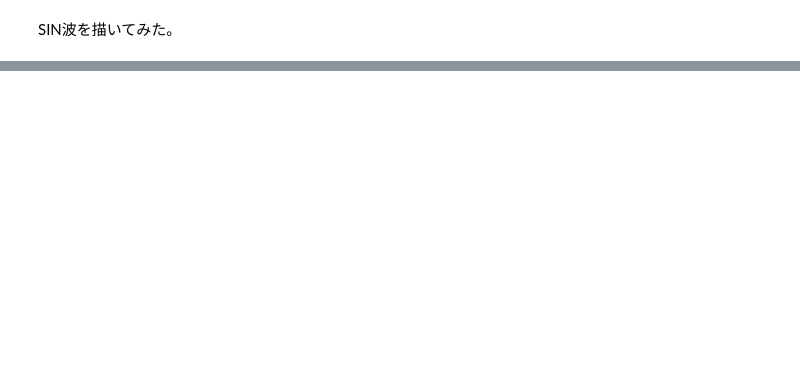
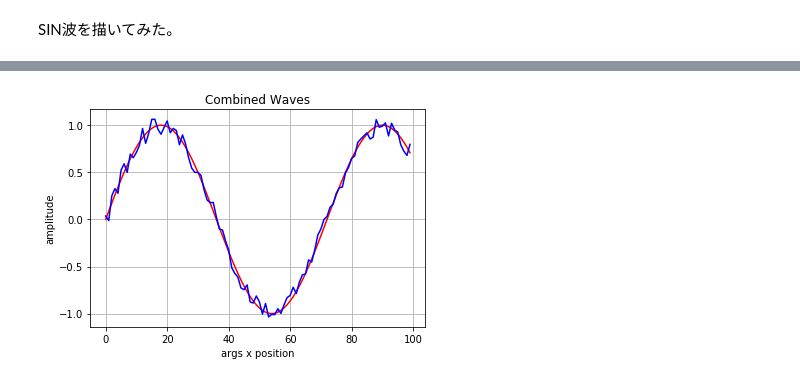
Before and after one commit to slowcooker/python, a Jupyter notebook: Matplotlib-waves.ipynb, the cells around one changed output, grey strips where cells are left out. Saved outputs shown, nothing was run; the diff lists cells and outputs as text; code cells hidden in the pictures; blank space fills up the shorter version.

```diff
--- a/Matplotlib-waves.ipynb
+++ b/Matplotlib-waves.ipynb
@@ -59,0 +76,23 @@ plt.show()
+# %%
+sin2 = []
+for n in range(0,100):
+    #np.sin(rad) rad は角度
+    deg = smoothness * n
+    # 度をラジアンに変換
+    rad = math.radians(deg)
+    s = np.sin(rad)
+    # sにY軸に対して10%以内のノイズを加える。
+    s += np.random.uniform(-1.0, 1.0) * 0.1
+    sin2.append(s)
+
+fig = pyp.figure()
+ax = fig.add_subplot(1,1,1)
+x = np.linspace(0, 100)
+ax.plot(sinWave[0:100], color='red',  linestyle='solid')
+ax.plot(sin2[0:100], color='blue',  linestyle='solid')
+ax.set_title('Combined Waves')
+ax.set_xlabel('args x position')
+ax.set_ylabel('amplitude')
+ax.grid(True)
+# %% [output]
+[figure, added]
```
Also changed, not shown: parts of 3 cells of this notebook.
